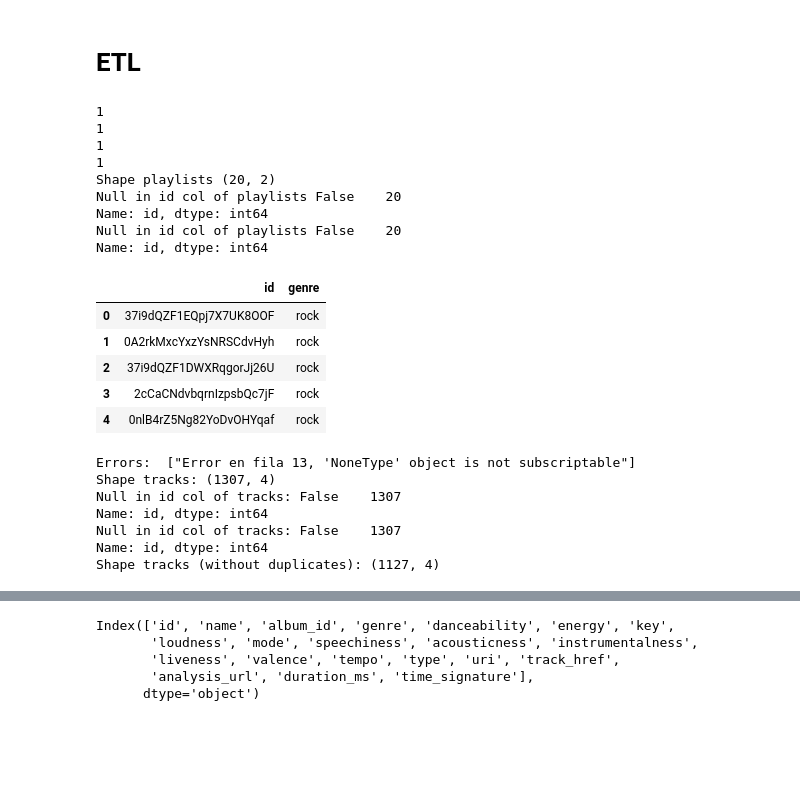
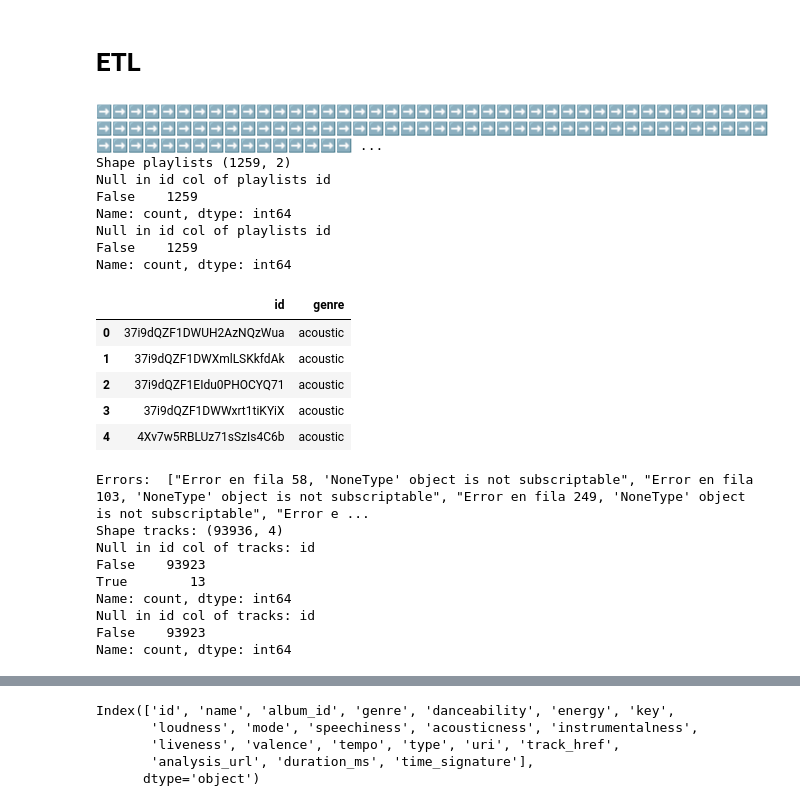
Before and after one commit to JaviCeRodriguez/IAA_tpfinal, a Jupyter notebook: ETL_Spofiy.ipynb, the cells around one changed output, grey strips where cells are left out. Saved outputs shown, nothing was run; the diff lists cells and outputs as text; code cells hidden in the pictures; blank space fills up the shorter version.

```diff
--- a/ETL_Spofiy.ipynb
+++ b/ETL_Spofiy.ipynb
@@ -51,3 +49,19 @@ genres_seeds = [
+# %%
+genres_seeds = [
+    "acoustic", "afrobeat", "alt-rock", "alternative", "ambient", "anime", "black-metal", "bluegrass",
+    "blues", "bossanova", "brazil", "breakbeat", "british", "cantopop", "chicago-house", "children", "chill",
+    "classical", "club", "comedy", "country", "dance", "dancehall", "death-metal", "deep-house", "detroit-techno",
+    "disco", "disney", "drum-and-bass", "dub", "dubstep", "edm", "electro", "electronic", "emo", "folk", "forro",
+    "french", "funk", "garage", "german", "gospel", "goth", "grindcore", "groove", "grunge", "guitar", "happy",
+    "hard-rock", "hardcore", "hardstyle", "heavy-metal", "hip-hop", "holidays", "honky-tonk", "house", "idm", "indian",
+    "indie", "indie-pop", "industrial", "iranian", "j-dance", "j-idol", "j-pop", "j-rock", "jazz", "k-pop", "kids",
+    "latin", "latino", "malay", "mandopop", "metal", "metal-misc", "metalcore", "minimal-techno", "movies", "mpb",
+    "new-age", "new-release", "opera", "pagode", "party", "philippines-opm", "piano", "pop", "pop-film", "post-dubstep",
+    "power-pop", "progressive-house", "psych-rock", "punk", "punk-rock", "r-n-b", "rainy-day", "reggae", "reggaeton",
+    "road-trip", "rock", "rock-n-roll", "rockabilly", "romance", "sad", "salsa", "samba", "sertanejo", "show-tunes",
+    "singer-songwriter", "ska", "sleep", "songwriter", "soul", "soundtracks", "spanish", "study", "summer", "swedish",
+    "synth-pop", "tango", "techno", "trance", "trip-hop", "turkish", "work-out", "world-music"
+]
 # %%
 # Spotify API credentials
 client_id = '5ab3d5c1f176456788d74a39134a4c23'
@@ -64,39 +83,38 @@ sp = spotipy.Spotify(
 # %%
 playlists = []
 
 for genre in genres_seeds:
     # Search playlists by genre
-    playlists_data = sp.search(q=genre, type='playlist', limit=5, offset=0)
-    print(len(playlists_data))
+    print('➡️', end='')
+    playlists_data = sp.search(q=genre, type='playlist', limit=10, offset=0)
     playlists += [
         get_playlist_info(playlist, genre)
         for playlist in playlists_data['playlists']['items']
     ]
 
 df_playlists = pd.DataFrame(playlists)
-print(f'Shape playlists', df_playlists.shape)
+print(f'\nShape playlists', df_playlists.shape)
 
 # Validation of playlists with null values
 print(f'Null in id col of playlists', df_playlists["id"].isna().value_counts())
 
 # Delete rows with null values
 df_playlists.dropna(inplace=True)
 print(f'Null in id col of playlists', df_playlists["id"].isna().value_counts())
 
 df_playlists.head()
 # %% [output]
-1
-1
-1
-1
-Shape playlists (20, 2)
-Null in id col of playlists False    20
-Name: id, dtype: int64
-Null in id col of playlists False    20
-Name: id, dtype: int64
+➡️➡️➡️➡️➡️➡️➡️➡️➡️➡️➡️➡️➡️➡️➡️➡️➡️➡️➡️➡️➡️➡️➡️➡️➡️➡️➡️➡️➡️➡️➡️➡️➡️➡️➡️➡️➡️➡️➡️➡️➡️➡️➡️➡️➡️➡️➡️➡️➡️➡️➡️➡️➡️➡️➡️➡️➡️➡️➡️➡️➡️➡️➡️➡️➡️➡️➡️➡️➡️➡️➡️➡️➡️➡️➡️➡️➡️➡️➡️➡️➡️➡️➡️➡️➡️➡️➡️➡️➡️➡️➡️➡️➡️➡️➡️➡️➡️➡️➡️➡️ ...
+Shape playlists (1259, 2)
+Null in id col of playlists id
+False    1259
+Name: count, dtype: int64
+Null in id col of playlists id
+False    1259
+Name: count, dtype: int64
 |  | id | genre |
-| 0 | 37i9dQZF1EQpj7X7UK8OOF | rock |
-| 1 | 0A2rkMxcYxzYsNRSCdvHyh | rock |
-| 2 | 37i9dQZF1DWXRqgorJj26U | rock |
-| 3 | 2cCaCNdvbqrnIzpsbQc7jF | rock |
-| 4 | 0nlB4rZ5Ng82YoDvOHYqaf | rock |
+| 0 | 37i9dQZF1DWUH2AzNQzWua | acoustic |
+| 1 | 37i9dQZF1DWXmlLSKkfdAk | acoustic |
+| 2 | 37i9dQZF1EIdu0PHOCYQ71 | acoustic |
+| 3 | 37i9dQZF1DWWxrt1tiKYiX | acoustic |
+| 4 | 4Xv7w5RBLUz71sSzIs4C6b | acoustic |
@@ -116,13 +135,15 @@ df_tracks.dropna(inplace=True)
 print('Null in id col of tracks:', df_tracks["id"].isna().value_counts())
 
 # Delete duplicates by id
-df_tracks.drop_duplicates(subset=["id"], inplace=True)
-print('Shape tracks (without duplicates):', df_tracks.shape)
+# df_tracks.drop_duplicates(subset=["id"], inplace=True)
+# print('Shape tracks (without duplicates):', df_tracks.shape)
 # %% [output]
-Errors:  ["Error en fila 13, 'NoneType' object is not subscriptable"]
-Shape tracks: (1307, 4)
-Null in id col of tracks: False    1307
-Name: id, dtype: int64
-Null in id col of tracks: False    1307
-Name: id, dtype: int64
-Shape tracks (without duplicates): (1127, 4)
+Errors:  ["Error en fila 58, 'NoneType' object is not subscriptable", "Error en fila 103, 'NoneType' object is not subscriptable", "Error en fila 249, 'NoneType' object is not subscriptable", "Error e ...
+Shape tracks: (93936, 4)
+Null in id col of tracks: id
+False    93923
+True        13
+Name: count, dtype: int64
+Null in id col of tracks: id
+False    93923
+Name: count, dtype: int64
```
Also changed, not shown: parts of 16 cells of this notebook, 3 other files.
